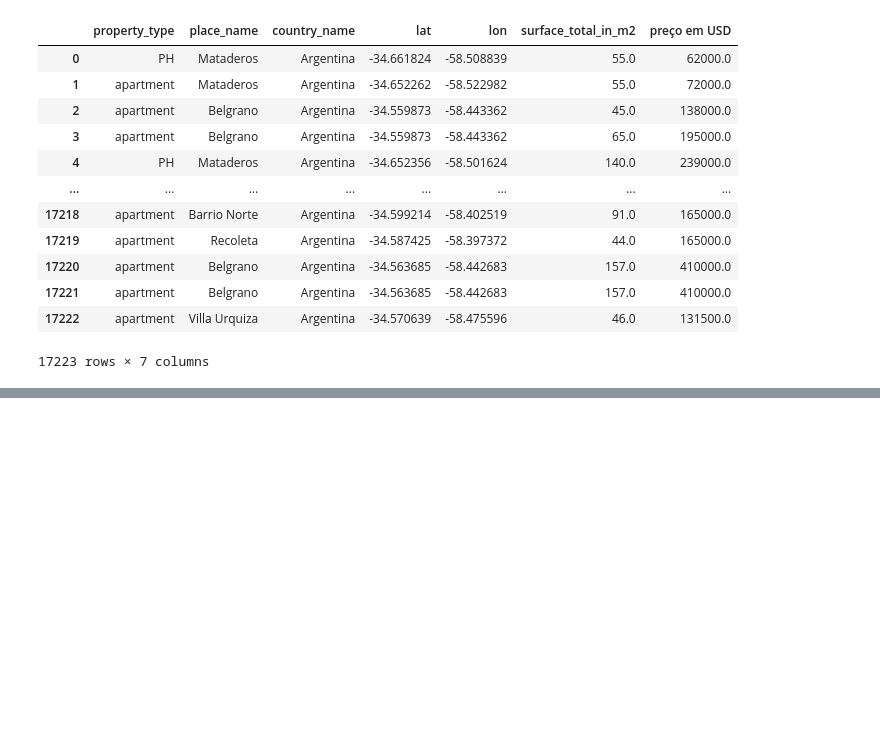
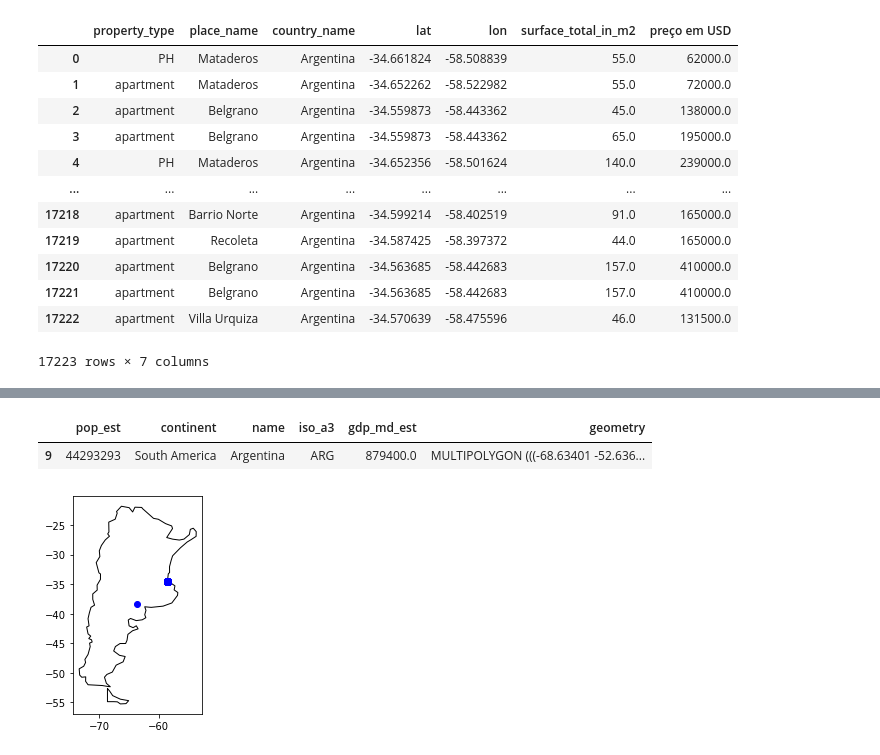
Before and after one commit to rguto11/Projeto_Integrador2, a Jupyter notebook: ProjetoIntegrador1.ipynb, the cells around one changed output, grey strips where cells are left out. Drawn from its saved outputs; the diff is of its cells as text; code cells hidden in the pictures; blank space fills up the shorter version.

```diff
--- a/ProjetoIntegrador1.ipynb
+++ b/ProjetoIntegrador1.ipynb
@@ -152,0 +212,8 @@ Data
+# %%
+geometry = gpd.points_from_xy(Data.lon,
+                              Data.lat)
+# %%
+geo_arg = gpd.GeoDataFrame(Data,
+                           geometry = geometry
+                          )
+geo_arg
@@ -152,0 +234,2 @@ Data
+# %%
+world = gpd.read_file(gpd.datasets.get_path('naturalearth_lowres'))
@@ -152,0 +249,19 @@ Data
+# %%
+world[world['name'] == 'Argentina']
+# %% [output]
+|  | pop_est | continent | name | iso_a3 | gdp_md_est | geometry |
+| 9 | 44293293 | South America | Argentina | ARG | 879400.0 | MULTIPOLYGON (((-68.63401 -52.636... |
+# %%
+# Mapa da argentina
+ax = world[world.name == 'Argentina'].plot(color = 'white',
+                                        edgecolor = 'black'
+                                       )
+
+# Sobre as cidades se sobrepõem o mapa do país
+geo_arg.plot(ax = ax,
+             color = 'blue'
+            )
+
+plt.show()
+# %% [output]
+[figure, added]
```
Also changed, not shown: parts of 37 cells of this notebook, 1 other file.
